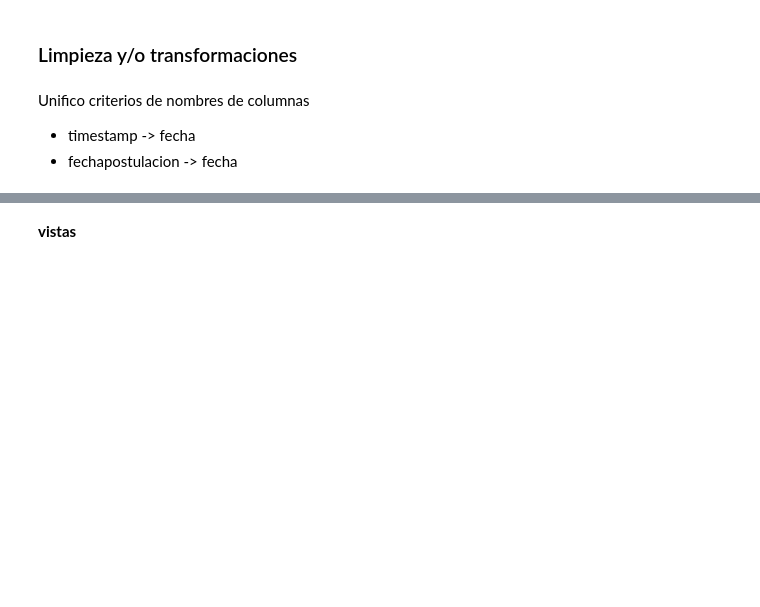
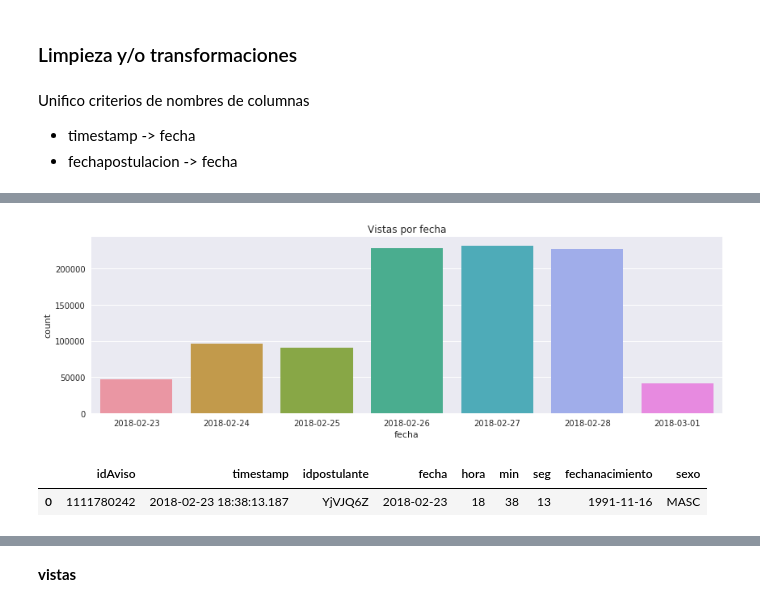
Before and after one commit to tbotalla/Datos1Q2018, a Jupyter notebook: parte1/Vistas.ipynb, the cells around one changed output, grey strips where cells are left out. Saved outputs shown, nothing was run; the diff lists cells and outputs as text; code cells hidden in the pictures; blank space fills up the shorter version.

```diff
--- a/parte1/VistasYPostulaciones.ipynb
+++ b/parte1/Vistas.ipynb
@@ -43,0 +81,7 @@ Unifico criterios de nombres de columnas
+# %%
+plt.figure(figsize=(14,4))
+plt.title('Vistas por fecha')
+sns.countplot(vistas.fecha.dt.date)
+plt.show()
+# %% [output]
+[figure, added]
@@ -43,0 +90,5 @@ Unifico criterios de nombres de columnas
+# %%
+data.head(1)
+# %% [output]
+|  | idAviso | timestamp | idpostulante | fecha | hora | min | seg | fechanacimiento | sexo |
+| 0 | 1111780242 | 2018-02-23 18:38:13.187 | YjVJQ6Z | 2018-02-23 | 18 | 38 | 13 | 1991-11-16 | MASC |
```
Also changed, not shown: parts of 19 cells of this notebook, 1 other file.
